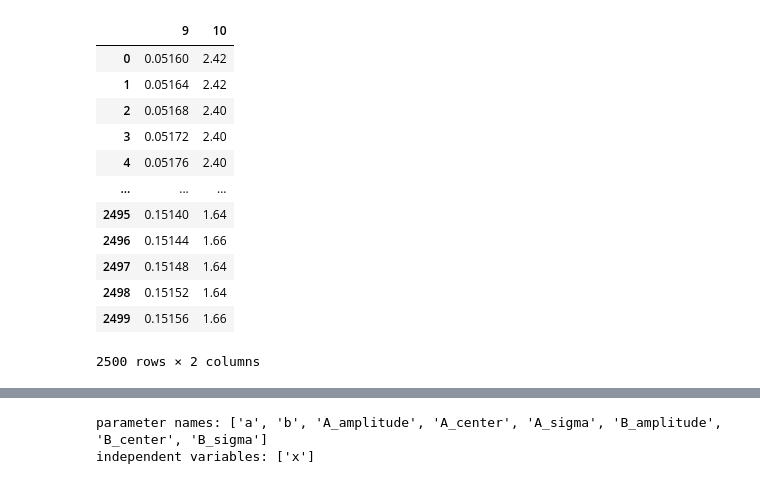
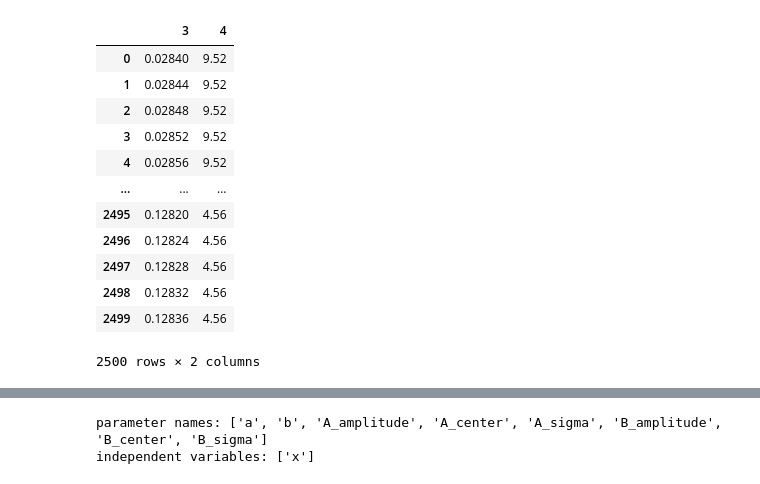
Before and after one commit to Rikkertttt/Rubidium-Spectroscopy, a Jupyter notebook: Fitting.ipynb, the cells around one changed output, grey strips where cells are left out. Saved outputs shown, nothing was run; the diff lists cells and outputs as text; code cells hidden in the pictures.

```diff
--- a/Fitting.ipynb
+++ b/Fitting.ipynb
@@ -7,23 +7,21 @@ import scipy.stats as stats
 from lmfit import models
 import math
 # %%
-specific_rows = [9,10]
-
-df = pd.read_csv('.csv', header=None, usecols=[9,10])
+df = pd.read_csv('Our_Data_Doppler_Broadened\F0001CH2.CSV', header=None, usecols=[3,4])
 
 df
 # %% [output]
-|  | 9 | 10 |
-| 0 | 0.05160 | 2.42 |
-| 1 | 0.05164 | 2.42 |
-| 2 | 0.05168 | 2.40 |
-| 3 | 0.05172 | 2.40 |
-| 4 | 0.05176 | 2.40 |
+|  | 3 | 4 |
+| 0 | 0.02840 | 9.52 |
+| 1 | 0.02844 | 9.52 |
+| 2 | 0.02848 | 9.52 |
+| 3 | 0.02852 | 9.52 |
+| 4 | 0.02856 | 9.52 |
 | ... | ... | ... |
-| 2495 | 0.15140 | 1.64 |
-| 2496 | 0.15144 | 1.66 |
-| 2497 | 0.15148 | 1.64 |
-| 2498 | 0.15152 | 1.64 |
-| 2499 | 0.15156 | 1.66 |
+| 2495 | 0.12820 | 4.56 |
+| 2496 | 0.12824 | 4.56 |
+| 2497 | 0.12828 | 4.56 |
+| 2498 | 0.12832 | 4.56 |
+| 2499 | 0.12836 | 4.56 |
 2500 rows × 2 columns
 # %%
```
Also changed, not shown: parts of 5 cells of this notebook.
